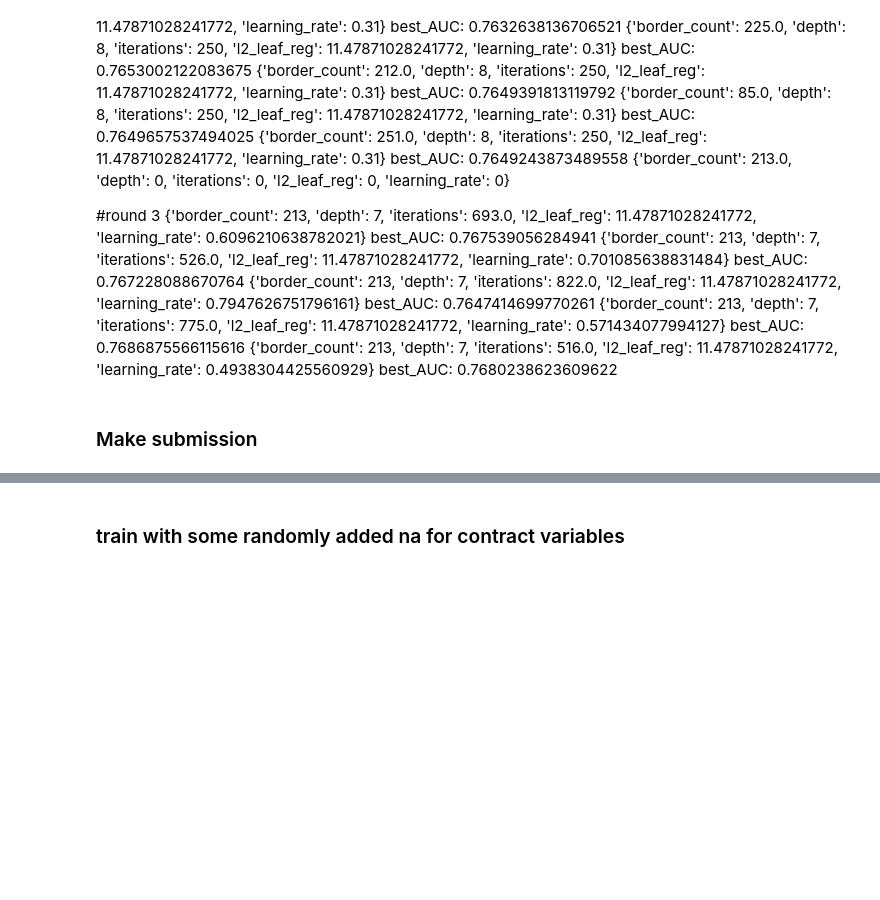
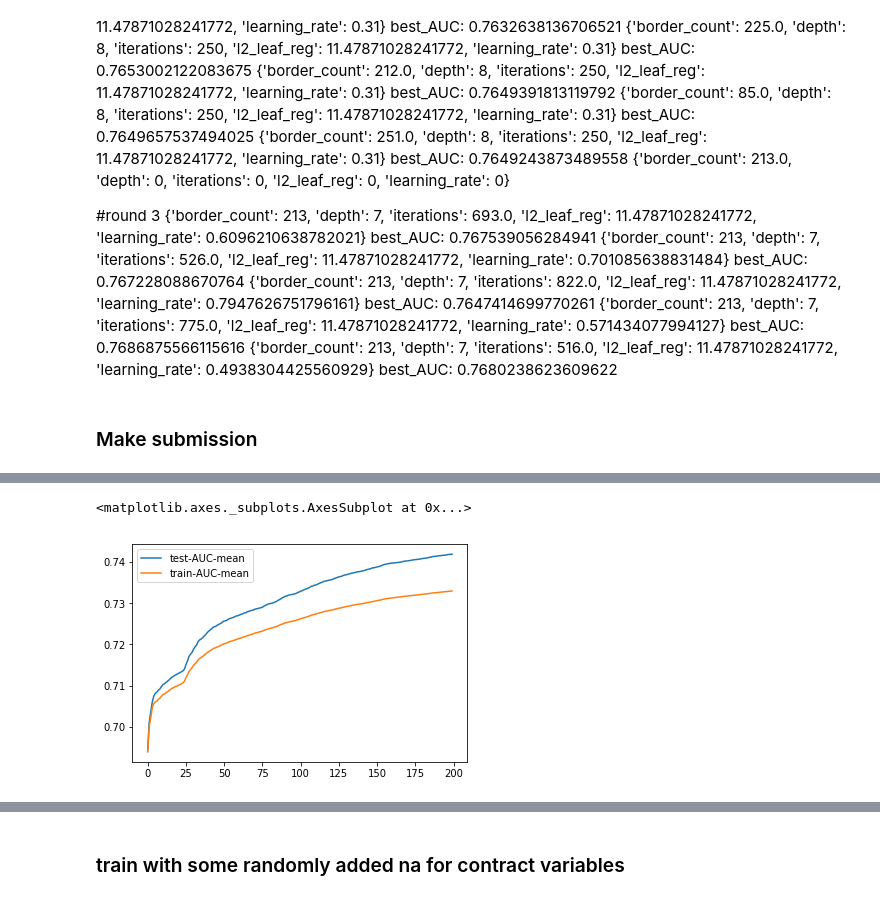
Before and after one commit to PhyxIt/DSC_home_service, a Jupyter notebook: notebooks/Modeling-Catboost.ipynb, the cells around one changed output, grey strips where cells are left out. Drawn from its saved outputs; the diff is of its cells as text; code cells hidden in the pictures; blank space fills up the shorter version.

```diff
--- a/notebooks/Modeling-Catboost.ipynb
+++ b/notebooks/Modeling-Catboost.ipynb
@@ -486,12 +487,20 @@ print('Precise validation AUC score: {}'.format(np.max(cv_data['test-AUC-mean'])
 # %%
 categoricals = train.select_dtypes(include=['category', 'bool', 'object']).columns
 categorical_features_indices = [train.columns.get_loc(cat) for cat in categoricals]
+# %%
+pos_neg_ratio =  sum(y_train==0) / sum(y_train==1)
 # %%
 params = {'border_count': 213,
-          'depth': 7,
-          'iterations': 500.0,
+          'one_hot_max_size': 5,
+#          'depth': 7,
+          'depth': 5,
+          'iterations': 200.0,
           'l2_leaf_reg': 11.47871028241772,
-          'learning_rate': 0.4938304425560929}
+#          'learning_rate': 0.4938304425560929,
+          'scale_pos_weight': pos_neg_ratio
+         }
+
+#random_strength (default 1)
 # %%
 model = CatBoostClassifier(
     **params,
@@ -534,0 +546,24 @@ sub.to_csv(filename, index=False, header=True)
+# %%
+pos_neg_ratio =  sum(y_train==0) / sum(y_train==1)
+
+categoricals = train.select_dtypes(include=['category', 'bool', 'object']).columns
+categorical_features_indices = [train.columns.get_loc(cat) for cat in categoricals]
+
+model = CatBoostClassifier(
+    border_count=128,
+    one_hot_max_size= 5,
+    depth= 5,
+    iterations= 200.0,
+    l2_leaf_reg= 11.478,
+    scale_pos_weight= pos_neg_ratio,
+    eval_metric='AUC'
+)
+# %%
+cv_data = cv(
+    Pool(train, y_train, cat_features=categorical_features_indices),
+    model.get_params(),
+    stratified=True,
+    fold_count=5
+)
+
+#0.707 on test set
@@ -534,0 +588,5 @@ sub.to_csv(filename, index=False, header=True)
+# %%
+cv_data.plot(y=['test-AUC-mean', 'train-AUC-mean'])
+# %% [output]
+<matplotlib.axes._subplots.AxesSubplot at 0x...>
+[figure, added]
```
Also changed, not shown: parts of 13 cells of this notebook, 1 other file.
